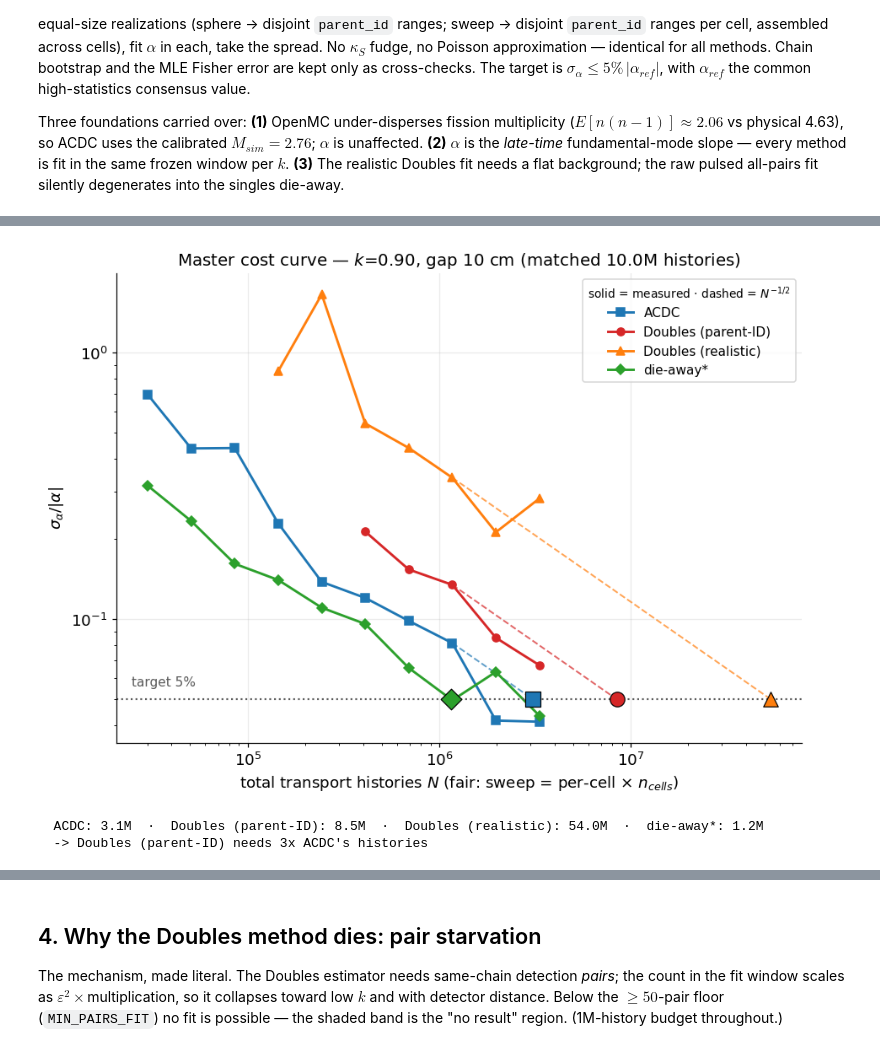
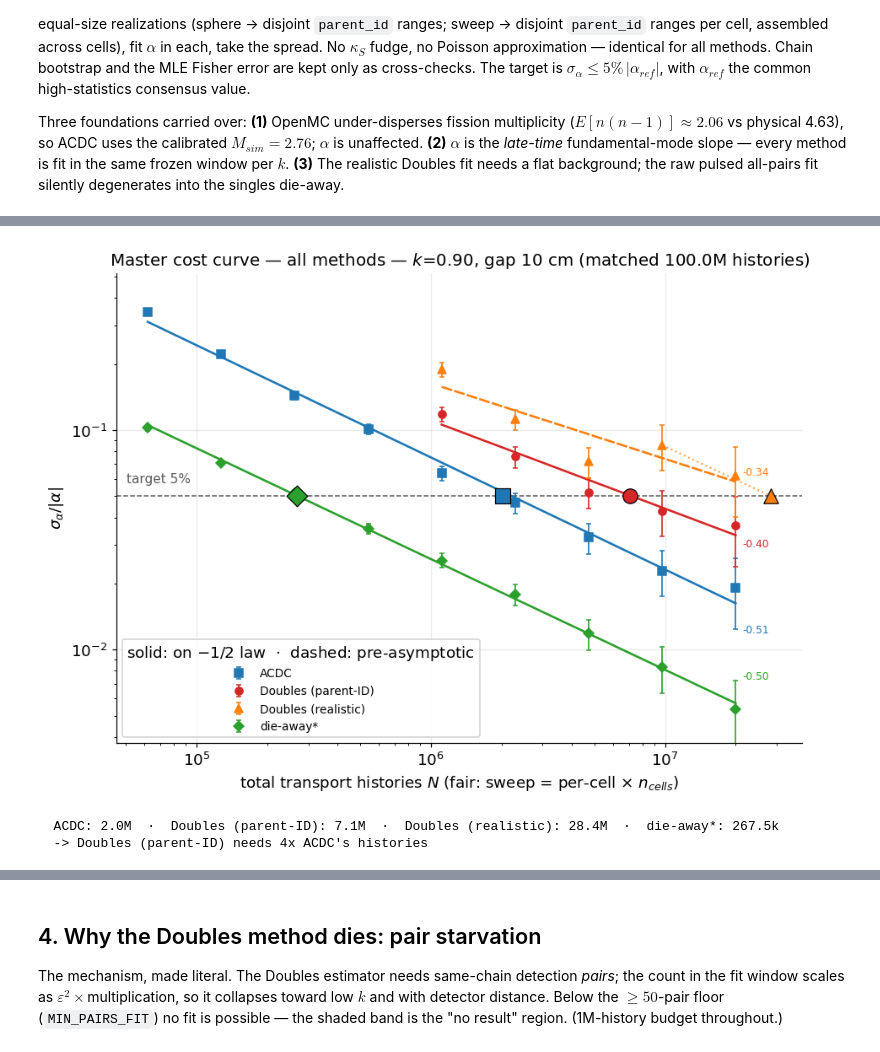
Before and after one commit to itaybnv/openmc-initiation-project, a Jupyter notebook: project/analysis/notebooks/rossi_benchmark.ipynb, the cells around one changed output, grey strips where cells are left out. Drawn from its saved outputs; the diff is of its cells as text; code cells hidden in the pictures.

```diff
--- a/project/analysis/notebooks/rossi_benchmark.ipynb
+++ b/project/analysis/notebooks/rossi_benchmark.ipynb
@@ -97,24 +182,0 @@ high-precision (40M sweep) $k$ values, clipped to the signal band.
-# %%
-gate = {L: rb.alignment_gate(L, verbose=True) for L in ANCHOR_LABELS}
-
-fig, axes = plt.subplots(2, 2, figsize=(11, 8))
-for ax, L in zip(axes.flat, ANCHOR_LABELS):
-    r = gate[L]
-    tau_ms = r["tau"] * 1e3
-    lo, hi = rb.FIT_WINDOWS[L]
-    inwin = (r["tau"] >= 2 * rb.DT) & (r["tau"] <= 1.4 * hi)
-    ypos = r["R_acdc"][inwin]; ypos = ypos[ypos > 0]
-    m = r["R_acdc"] > 0
-    ax.semilogy(tau_ms[m], r["R_acdc"][m], "-", color=M["acdc"]["color"], lw=1.8, label="ACDC")
-    nz = r["R_bf"] > 0
-    ax.semilogy(tau_ms[nz], r["R_bf"][nz], "o", ms=3, color=M["oracle"]["color"], alpha=0.5,
-                label="Doubles (parent-ID)")
-    ax.axvspan(lo * 1e3, hi * 1e3, color="0.85", zorder=0, label=r"$\alpha$ fit window")
-    ax.set_xlim(0, 1.4 * hi * 1e3); ax.set_ylim(ypos.min() * 0.5, ypos.max() * 2)
-    ax.set_title(f"k = {int(L)/100:.2f}   (scale Doubles/ACDC = {r['scale_bf_over_acdc']:.2f})")
-    ax.set_xlabel(r"$\tau$ [ms]"); ax.set_ylabel(r"$R(\tau)$ [pairs/src/s]")
-    ax.legend(fontsize=9)
-fig.suptitle("Acceptance gate: ACDC and Doubles describe the same $R(\\tau)$", y=1.01)
-plt.tight_layout()
-plt.savefig(FIGURES_DIR / "alignment_gate.png")
-plt.show()
@@ -232,36 +646,19 @@ ACDC                   slope=-0.61 (ok=True)  N->5%=3.1M
 # %%
 fig, ax = plt.subplots(figsize=(8.5, 6.2))
-for m in ["acdc", "oracle", "realistic", "die"]:
-    c = curves[m]; meta = M[m]
-    d = c[c["sigma"].notna() & (c["sigma"] > 0)]
-    if len(d):
-        ax.loglog(d["n_prime"], d["sigma"] / abs(alpha_ref), marker=meta["marker"],
-                  color=meta["color"], label=meta["label"])
-    h = h2t[m]
-    if h["ok"] and np.isfinite(h["n_target"]) and len(d):
-        Nx = np.array([h["anchor_N"], h["n_target"]])
-        Sx = h["anchor_sigma"] / abs(alpha_ref) * np.sqrt(h["anchor_N"] / Nx)
-        ax.loglog(Nx, Sx, ls="--", color=meta["color"], lw=1.3, alpha=0.7)
-        ax.scatter([h["n_target"]], [TARGET], marker=meta["marker"], color=meta["color"],
-                   s=130, zorder=6, edgecolor="k", linewidth=0.8)
-ax.axhline(TARGET, color="0.35", ls=":", lw=1.4)
-ax.text(ax.get_xlim()[0] * 1.2, TARGET * 1.12, "target 5%", color="0.35", fontsize=10)
-ax.set_xlabel("total transport histories $N$ (fair: sweep = per-cell × $n_{cells}$)")
-ax.set_ylabel(r"$\sigma_\alpha / |\alpha|$")
-ax.set_title(f"Master cost curve — $k$={gl.K_OF_LABEL[FL]:.2f}, gap 10 cm "
+draw_master_curve(ax, curves, scaling, h2t, alpha_ref)
+ax.set_title(f"Master cost curve — all methods — $k$={gl.K_OF_LABEL[FL]:.2f}, gap 10 cm "
              f"(matched {fmt_N(n_sphere)} histories)")
-ax.legend(title="solid = measured · dashed = $N^{-1/2}$", title_fontsize=9)
 plt.tight_layout()
 plt.savefig(FIGURES_DIR / "master_sigma_vs_N.png")
 plt.show()
 
 ann = "  ·  ".join(f"{M[m]['label']}: {fmt_N(h2t[m]['n_target'])}" for m in
                    ["acdc", "oracle", "realistic", "die"])
 print("histories to sigma=5%|alpha| @ k=0.90:\n ", ann)
 if h2t["oracle"]["ok"] and h2t["acdc"]["ok"]:
     print(f"  -> Doubles (parent-ID) needs "
           f"{h2t['oracle']['n_target']/h2t['acdc']['n_target']:.0f}x ACDC's histories")
 # %% [output]
-[figure, old version]
+[figure, new version]
-  ACDC: 3.1M  ·  Doubles (parent-ID): 8.5M  ·  Doubles (realistic): 54.0M  ·  die-away*: 1.2M
-  -> Doubles (parent-ID) needs 3x ACDC's histories
+  ACDC: 2.0M  ·  Doubles (parent-ID): 7.1M  ·  Doubles (realistic): 28.4M  ·  die-away*: 267.5k
+  -> Doubles (parent-ID) needs 4x ACDC's histories
```
Also changed, not shown: parts of 40 cells of this notebook, 10 other files.
